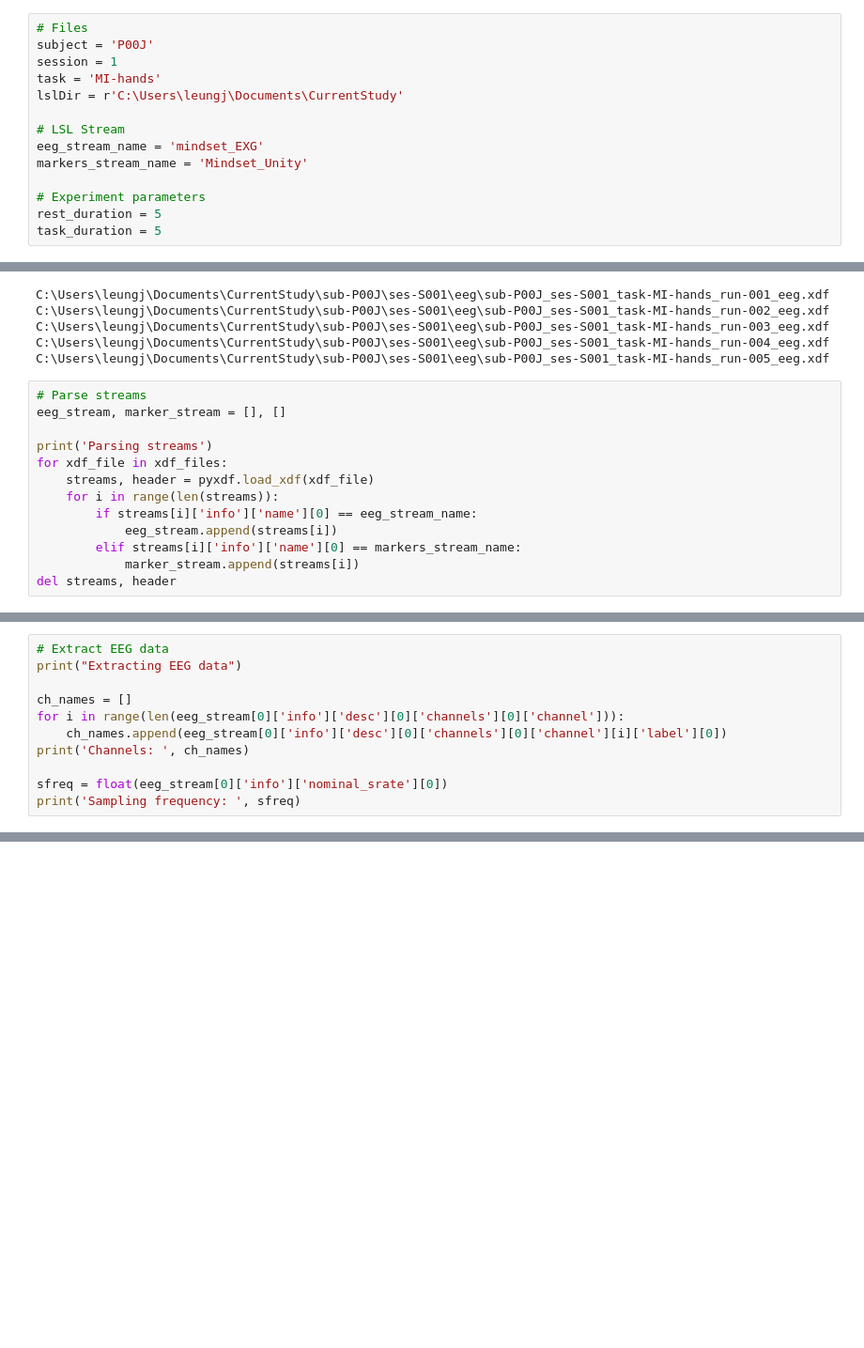
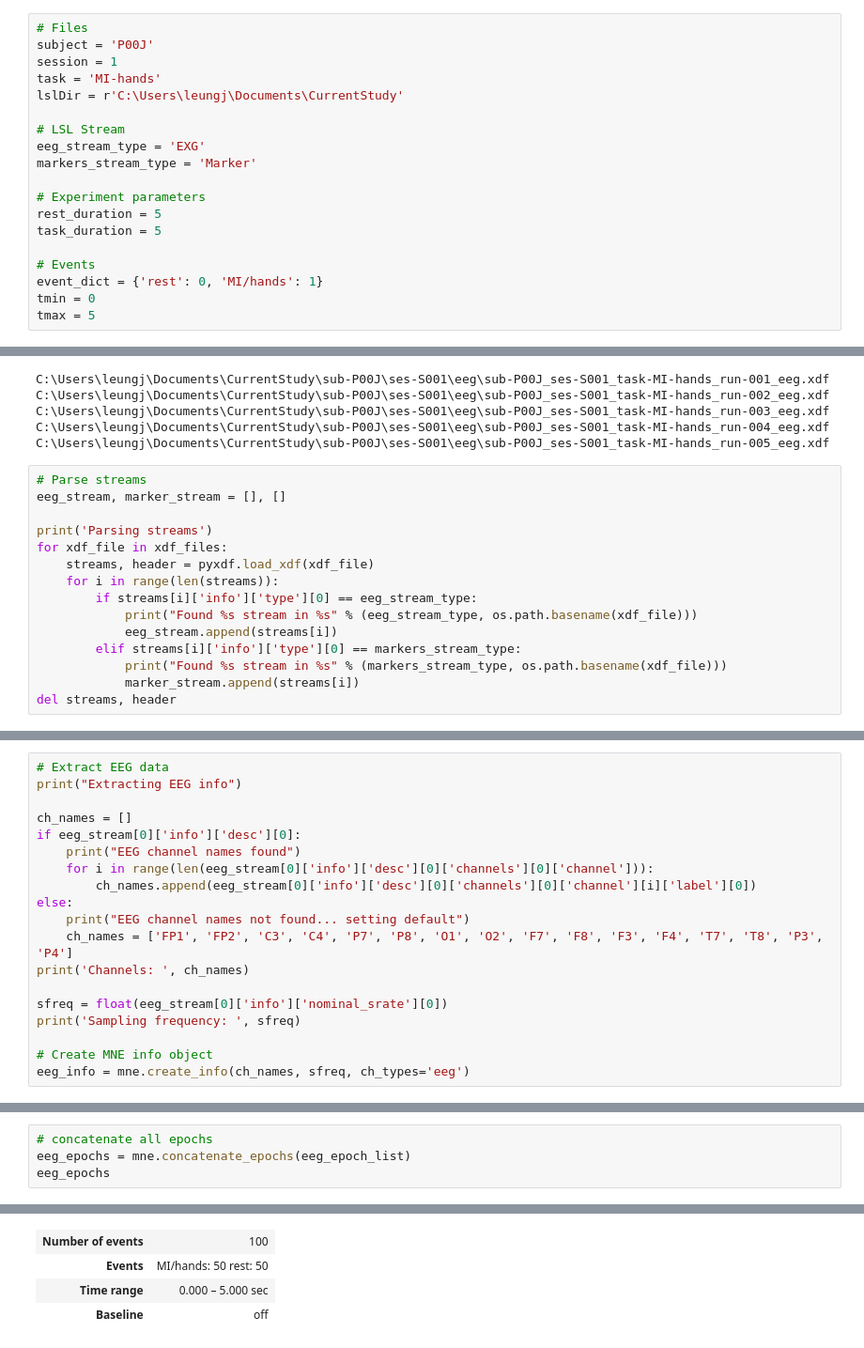
Before and after one commit to jason-leung/brainflow-test, a Jupyter notebook: check_data.ipynb, the cells around one changed output, grey strips where cells are left out. Shown at 94% size. Saved outputs shown, nothing was run; the diff lists cells and outputs as text; blank space fills up the shorter version.

```diff
--- a/check_data.ipynb
+++ b/check_data.ipynb
@@ -16,12 +17,17 @@ task = 'MI-hands'
 lslDir = r'C:\Users\leungj\Documents\CurrentStudy'
 
 # LSL Stream
-eeg_stream_name = 'mindset_EXG'
-markers_stream_name = 'Mindset_Unity'
+eeg_stream_type = 'EXG'
+markers_stream_type = 'Marker'
 
 # Experiment parameters
 rest_duration = 5
 task_duration = 5
+
+# Events
+event_dict = {'rest': 0, 'MI/hands': 1}
+tmin = 0
+tmax = 5
 # %%
 # Find files
 xdf_files = []
@@ -46,9 +52,11 @@ print('Parsing streams')
 for xdf_file in xdf_files:
     streams, header = pyxdf.load_xdf(xdf_file)
     for i in range(len(streams)):
-        if streams[i]['info']['name'][0] == eeg_stream_name:
+        if streams[i]['info']['type'][0] == eeg_stream_type:
+            print("Found %s stream in %s" % (eeg_stream_type, os.path.basename(xdf_file)))
             eeg_stream.append(streams[i])
-        elif streams[i]['info']['name'][0] == markers_stream_name:
+        elif streams[i]['info']['type'][0] == markers_stream_type:
+            print("Found %s stream in %s" % (markers_stream_type, os.path.basename(xdf_file)))
             marker_stream.append(streams[i])
 del streams, header
 # %% [output]
@@ -56,12 +74,20 @@ Parsing streams
 # %%
 # Extract EEG data
-print("Extracting EEG data")
+print("Extracting EEG info")
 
 ch_names = []
-for i in range(len(eeg_stream[0]['info']['desc'][0]['channels'][0]['channel'])):
-    ch_names.append(eeg_stream[0]['info']['desc'][0]['channels'][0]['channel'][i]['label'][0])
+if eeg_stream[0]['info']['desc'][0]:
+    print("EEG channel names found")
+    for i in range(len(eeg_stream[0]['info']['desc'][0]['channels'][0]['channel'])):
+        ch_names.append(eeg_stream[0]['info']['desc'][0]['channels'][0]['channel'][i]['label'][0])
+else:
+    print("EEG channel names not found... setting default")
+    ch_names = ['FP1', 'FP2', 'C3', 'C4', 'P7', 'P8', 'O1', 'O2', 'F7', 'F8', 'F3', 'F4', 'T7', 'T8', 'P3', 'P4']
 print('Channels: ', ch_names)
 
 sfreq = float(eeg_stream[0]['info']['nominal_srate'][0])
 print('Sampling frequency: ', sfreq)
+
+# Create MNE info object
+eeg_info = mne.create_info(ch_names, sfreq, ch_types='eeg')
 # %% [output]
@@ -102,0 +151,5 @@ Ready.
+# %%
+# concatenate all epochs
+eeg_epochs = mne.concatenate_epochs(eeg_epoch_list)
+eeg_epochs
+# %% [output]
@@ -102,0 +161,4 @@ Ready.
+| Number of events | 100 |
+| Events | MI/hands: 50 rest: 50 |
+| Time range | 0.000 – 5.000 sec |
+| Baseline | off |
```
Also changed, not shown: parts of 13 cells of this notebook, 4 other files.
